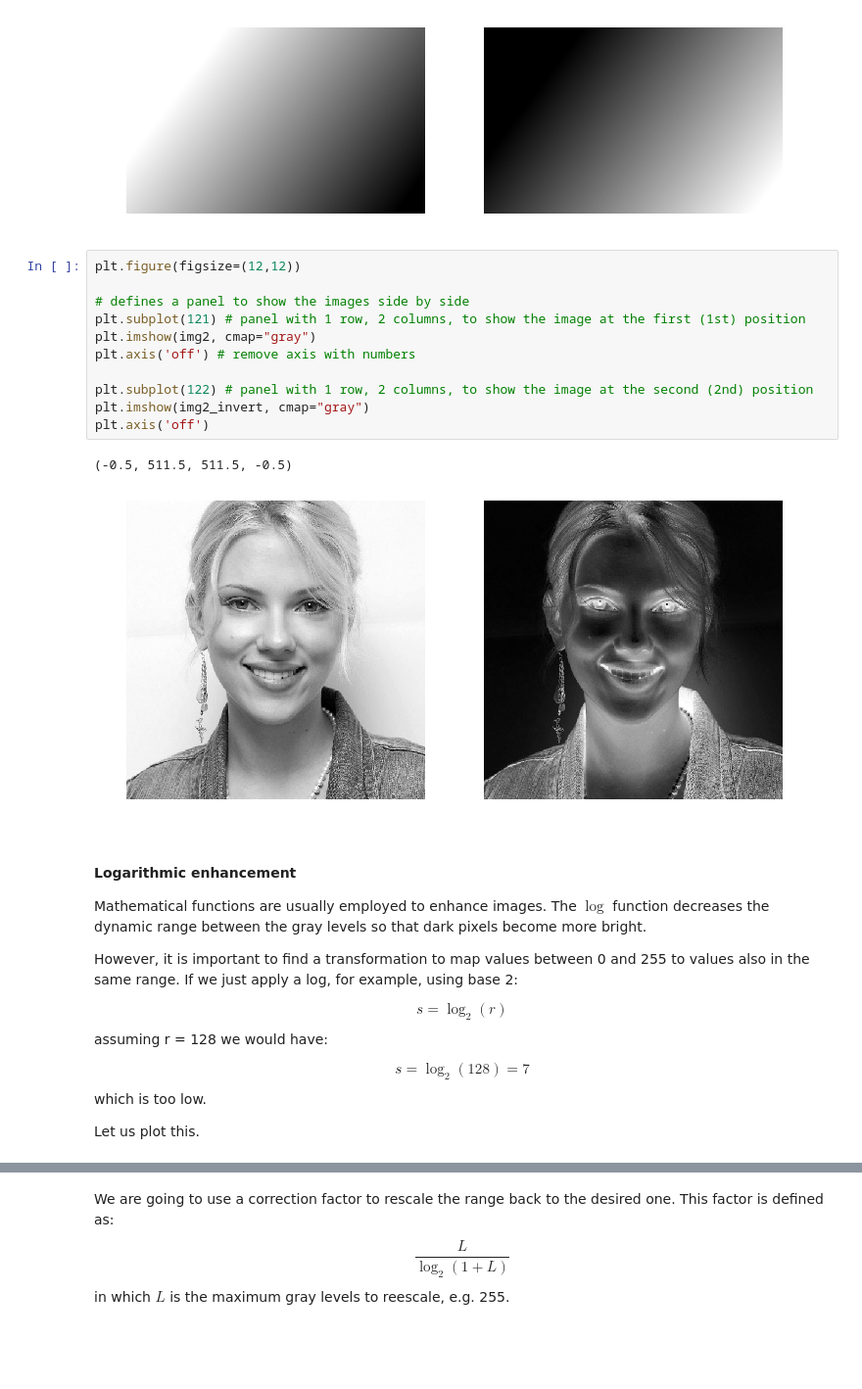
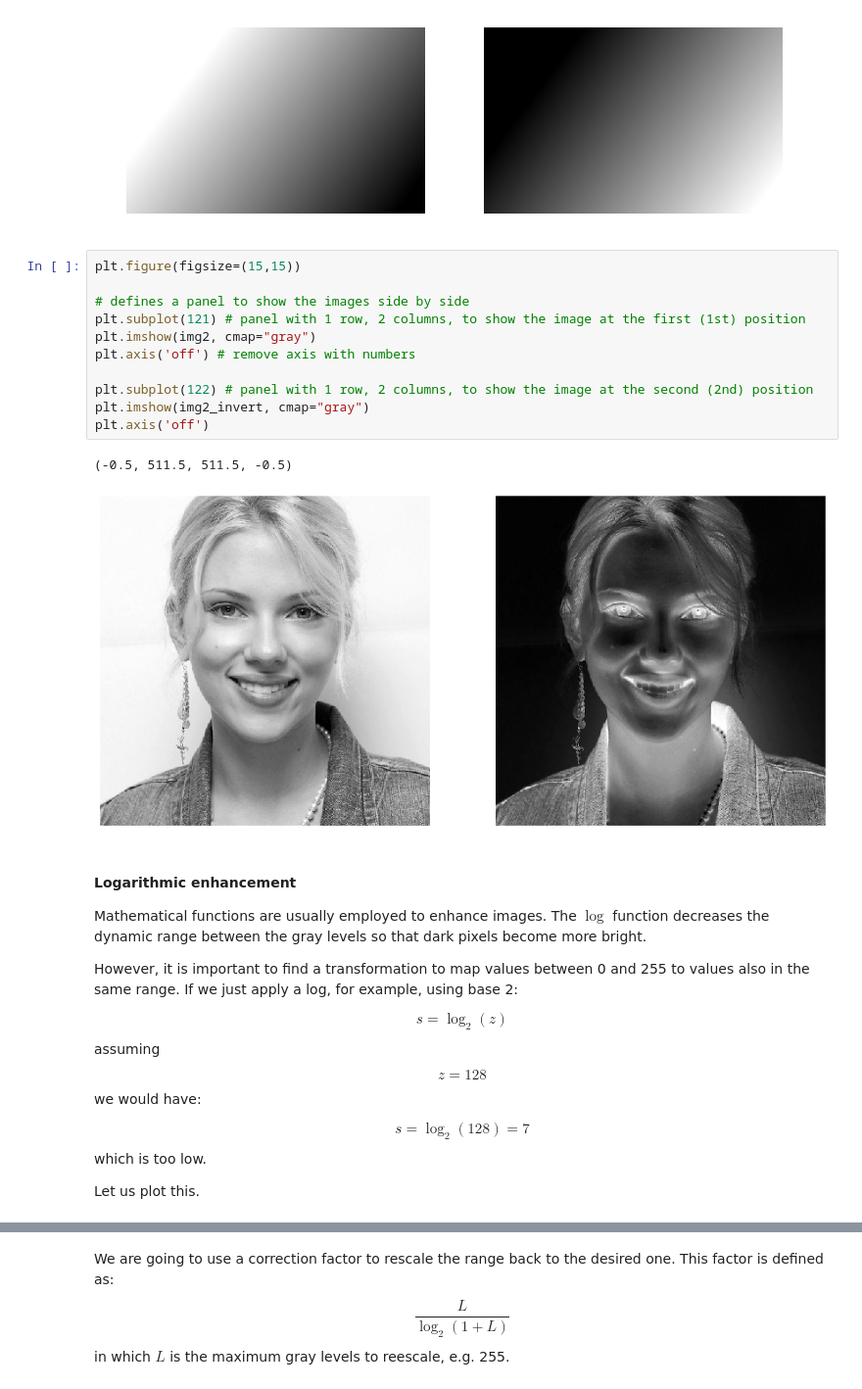
Before and after one commit to maponti/imageprocessing_course_icmc, a Jupyter notebook: 02_enhancement-pixel.ipynb, the cells around one changed output, grey strips where cells are left out. Shown at 98% size. Drawn from its saved outputs; the diff is of its cells as text; blank space fills up the shorter version.

```diff
--- a/02_enhancement-pixel.ipynb
+++ b/02_enhancement-pixel.ipynb
@@ -80,19 +80,19 @@ plt.axis('off')
 (-0.5, 639.5, 399.5, -0.5)
 [figure]
 # %%
-plt.figure(figsize=(12,12))
+plt.figure(figsize=(15,15))
 
 # defines a panel to show the images side by side
 plt.subplot(121) # panel with 1 row, 2 columns, to show the image at the first (1st) position
 plt.imshow(img2, cmap="gray")
 plt.axis('off') # remove axis with numbers
 
 plt.subplot(122) # panel with 1 row, 2 columns, to show the image at the second (2nd) position
 plt.imshow(img2_invert, cmap="gray")
 plt.axis('off')
 # %% [output]
 (-0.5, 511.5, 511.5, -0.5)
-[figure, old version]
+[figure, new version]
 # %% [markdown]
 #### Logarithmic enhancement
 
@@ -100,7 +100,7 @@ Mathematical functions are usually employed to enhance images. The $\log$ functi
 
 However, it is important to find a transformation to map values between 0 and 255 to values also in the same range. If we just apply a log, for example, using base 2:
 
-$$s = \log_2(r)$$ assuming r = 128 we would have:
+$$s = \log_2(z)$$ assuming $$z = 128$$ we would have:
 
 $$s = \log_2(128) = 7$$ which is too low.
 
```
Also changed, not shown: parts of 17 cells of this notebook.
